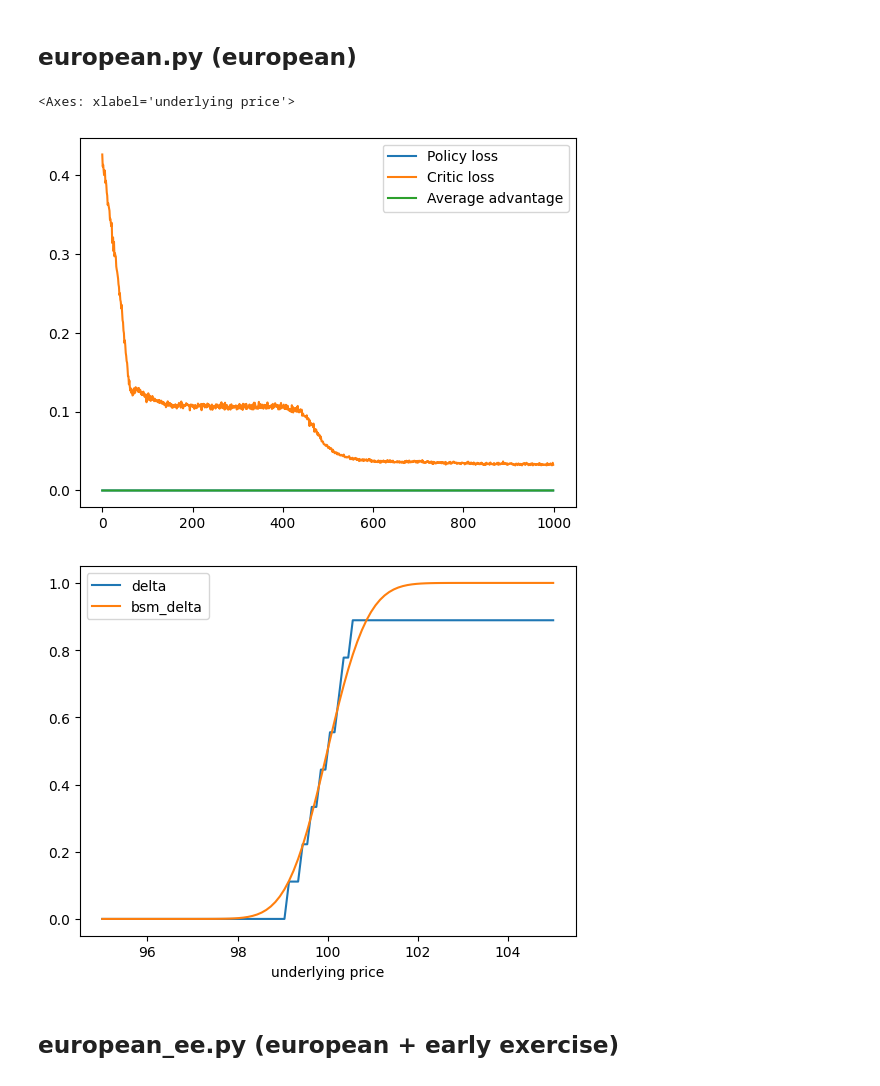
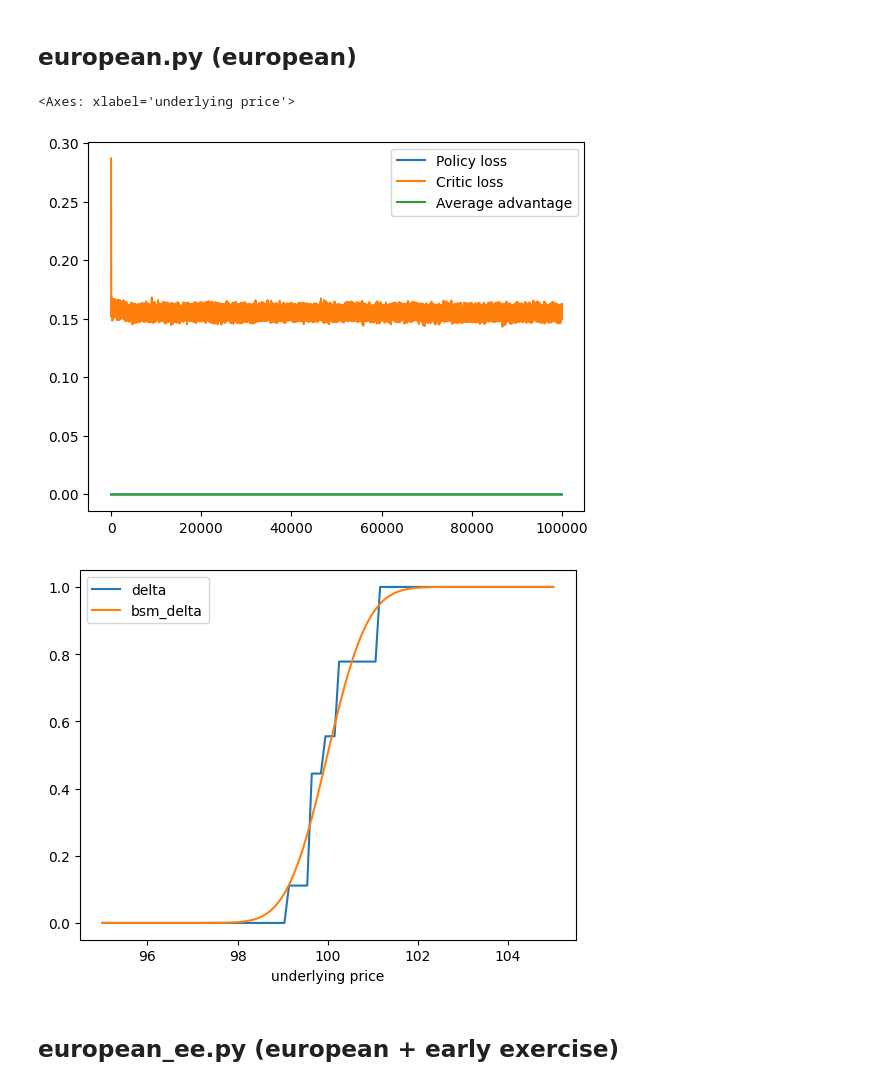
Before and after one commit to Thessal/derivatives, a Jupyter notebook: hedge/minimal.ipynb, the cells around one changed output. Drawn from its saved outputs; the diff is of its cells as text; code cells hidden in the pictures.

```diff
--- a/hedge/minimal.ipynb
+++ b/hedge/minimal.ipynb
@@ -21,7 +21,7 @@ agent = PPOAgent(input_dim=2, action_dim=10, hidden_dim=16)
 optimizer = optim.Adam(agent.parameters(), lr=1e-3)
 
 history = []
-for _ in range(1000):
+for _ in range(100000):
     x, ttms, dc, ds, curr_s = sample()
 
     # Forward
@@ -49,35 +49,35 @@ for _ in range(1000):
     (policy_loss + c1 * critic_loss - c2 * entropy_bonus).backward()
     optimizer.step()
 
     avg_advantage = advantages[~exercise_mask].ravel().mean()
     history.append({
         "Policy loss":policy_loss.item(),
         "Critic loss":critic_loss.item(),
         "Average advantage":avg_advantage.item()
         })
 
 import pandas as pd
 pd.DataFrame(history).plot()
 
 
 import definitions
 
 s = torch.linspace(95,105,100)
 x = torch.log(s)
 ttms = torch.ones_like(x) * 0.5
 states = build_state(x, ttms)
 
 stop_logits, hedge_logits, values = agent(states)
 
 pd.DataFrame({
     "underlying price" : s.cpu().tolist(),
     "delta" : (hedge_logits.argmax(1) / ( action_dim -1 )).cpu().tolist(),
     "bsm_delta" : definitions.bsm_delta(x, ttms, 100).cpu().tolist()
 }).set_index("underlying price").plot()#.plot.scatter(x="underlying price", y="delta")
 # %% [output]
 <Axes: xlabel='underlying price'>
-[figure, old version]
+[figure, new version]
-[figure, old version]
+[figure, new version]
 # %% [markdown]
 ## european_ee.py (european + early exercise)
 # %%
```
Also changed, not shown: parts of 2 cells of this notebook, 2 other files.
